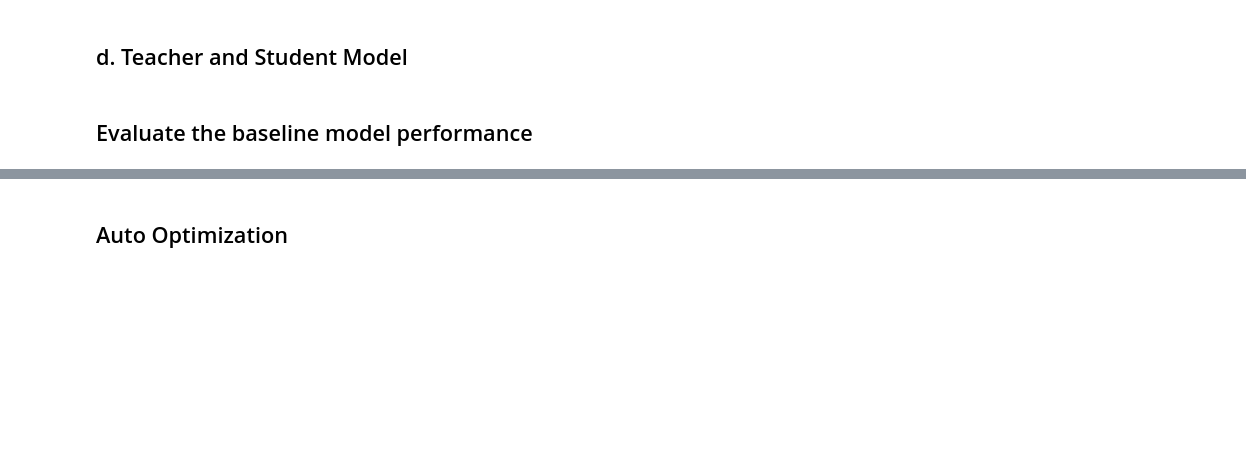
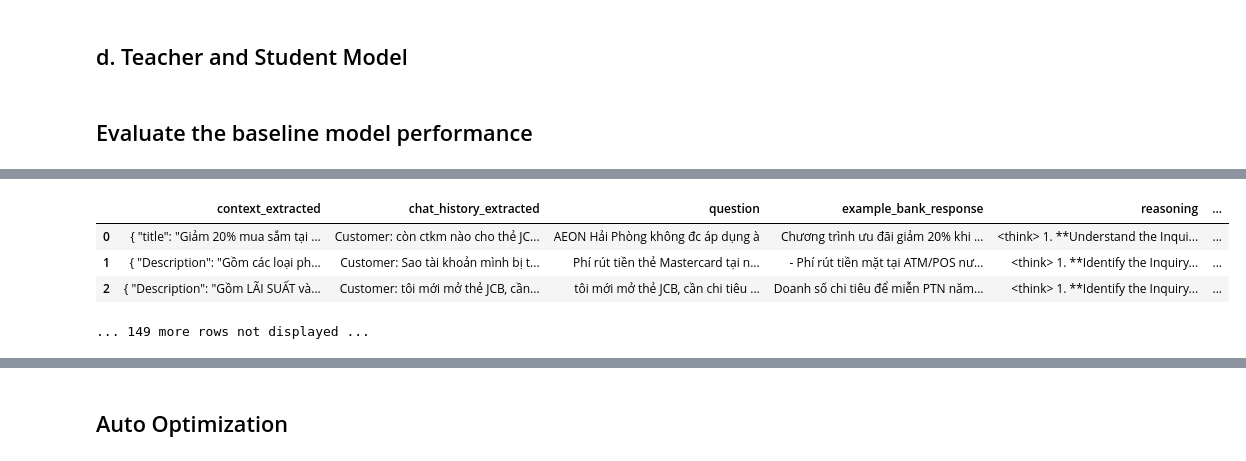
Before and after one commit to linhnb-nami/BIDV-DSPy-Optimization, a Jupyter notebook: bidv_prompt_opt.ipynb, the cells around one changed output, grey strips where cells are left out. Drawn from its saved outputs; the diff is of its cells as text; code cells hidden in the pictures; blank space fills up the shorter version.

```diff
--- a/bidv_prompt_opt.ipynb
+++ b/bidv_prompt_opt.ipynb
@@ -482,0 +420,75 @@ baseline_score = evaluate_baseline_model(base_module, dataset, metric, sample_si
+# %%
+from dspy import Evaluate
+
+def evaluate_model(module, dataset, metric, sample_size=None, display_progress=True, display_table=3):
+    """
+    Evaluate a model using dspy.Evaluate for better performance and reporting.
+
+    Args:
+        module: The DSPy program to evaluate
+        dataset: The dataset containing examples
+        metric: The scoring metric to use
+        sample_size: Optional number of examples to evaluate (None for all)
+        display_progress: Whether to show a progress bar
+        display_table: How many example results to display in detail (False for none)
+
+    Returns:
+        float: Average evaluation score
+    """
+    # Take a subset of examples if requested
+    eval_examples = dataset.dev if sample_size is None else dataset.dev[:sample_size]
+
+    print(f"Evaluating model on {len(eval_examples)} examples...")
+
+    # Create the evaluator
+    evaluator = Evaluate(
+        devset=eval_examples,
+        metric=metric,
+        display_progress=display_progress,
+        display_table=display_table,
+        return_all_scores=True,
+        return_outputs=True,
+        num_threads=4
+    )
+
+    # Run evaluation
+    evaluation_result = evaluator(module)
+
+    # Handle tuple return types from Evaluate
+    if hasattr(evaluation_result, 'score'):
+        avg_score = evaluation_result.score
+    elif isinstance(evaluation_result, tuple) and len(evaluation_result) >= 1:
+        # First element of tuple is the score
+        avg_score = evaluation_result[0]
+    else:
+        # Fall back to calculating average manually if needed
+        scores = [metric(ex, pred) for ex, pred in zip(eval_examples, evaluation_result.outputs)] if hasattr(evaluation_result, 'outputs') else []
+        avg_score = sum(scores) / len(scores) if scores else 0.0
+    print(f"\nModel average score: {avg_score:.4f} on {len(eval_examples)} samples")
+
+    return avg_score
+
+# Use the updated evaluation function for the baseline model
+base_module = dspy.ChainOfThought(FAQProgSig)
+
+prompt_of_field_to_optimize = "bank_response"
+semantic = True
+dataset = FAQDataset(
+    data_path="/Users/nami-macos/Documents/GitHub/BIDV-DSPy-Optimization/Testset FAQ_multiturn_FAQ_Chain - FAQ Chain 1706.csv",
+    selected_output_field=prompt_of_field_to_optimize,
+)
+metric = FAQScore(
+    selected_output_field=prompt_of_field_to_optimize,
+    semantic=semantic
+)
+
+# Evaluate the baseline model
+baseline_score = evaluate_model(
+    base_module,
+    dataset,
+    metric,
+    sample_size=None,  # Use all examples
+    display_progress=True,
+    display_table=3     # Show 3 examples in detail
+)
+# %% [output]
@@ -482,0 +497,5 @@ baseline_score = evaluate_baseline_model(base_module, dataset, metric, sample_si
+|  | context_extracted | chat_history_extracted | question | example_bank_response | reasoning | ... |
+| 0 | { "title": "Giảm 20% mua sắm tại ... | Customer: còn ctkm nào cho thẻ JC... | AEON Hải Phòng không đc áp dụng à | Chương trình ưu đãi giảm 20% khi ... | <think> 1. **Understand the Inqui... | ... |
+| 1 | { "Description": "Gồm các loại ph... | Customer: Sao tài khoản mình bị t... | Phí rút tiền thẻ Mastercard tại n... | - Phí rút tiền mặt tại ATM/POS nư... | <think> 1. **Identify the Inquiry... | ... |
+| 2 | { "Description": "Gồm LÃI SUẤT và... | Customer: tôi mới mở thẻ JCB, cần... | tôi mới mở thẻ JCB, cần chi tiêu ... | Doanh số chi tiêu để miễn PTN năm... | <think> 1. **Identify the Inquiry... | ... |
+... 149 more rows not displayed ...
```
Also changed, not shown: parts of 23 cells of this notebook, 1 other file.
